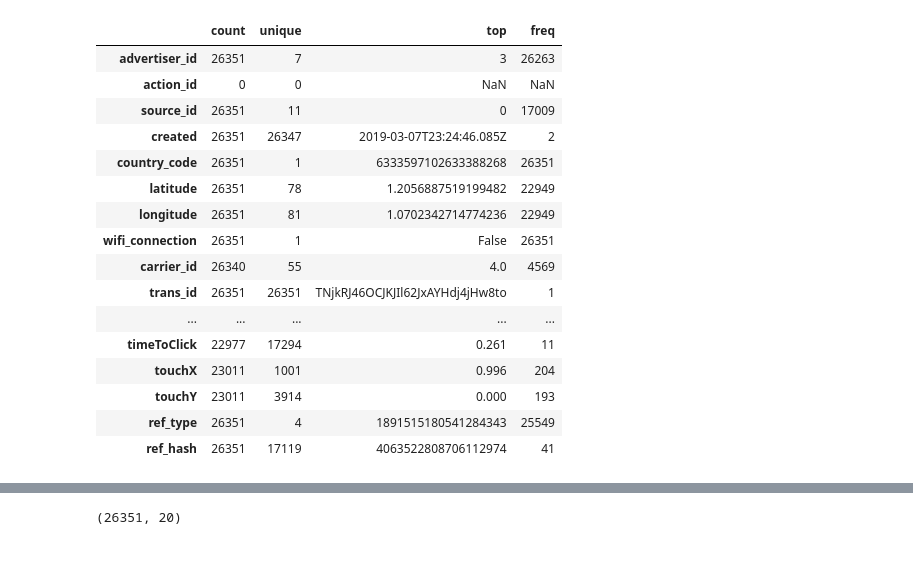
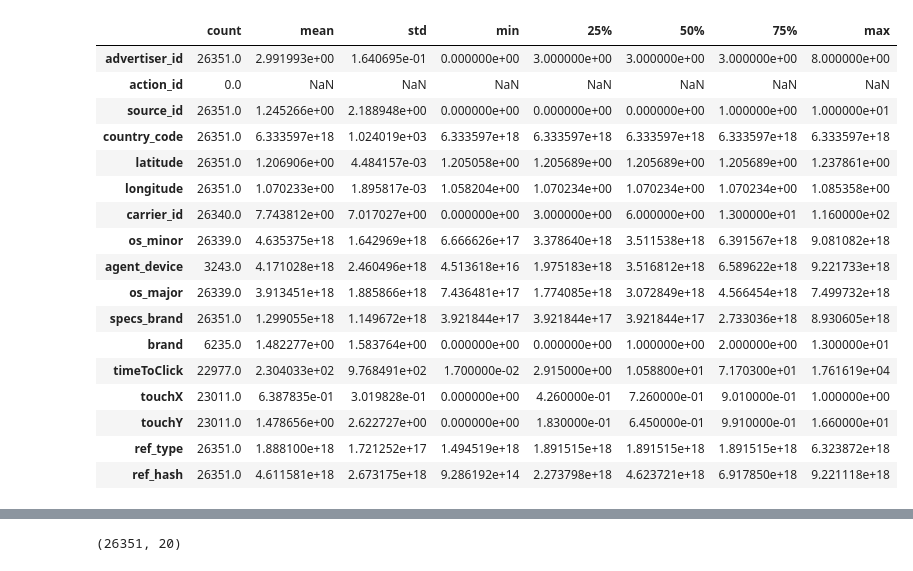
Before and after one commit to gatti2602/7506-datos, a Jupyter notebook: Nico/clicks.ipynb, the cells around one changed output, grey strips where cells are left out. Saved outputs shown, nothing was run; the diff lists cells and outputs as text; code cells hidden in the pictures.

```diff
--- a/Nico/clicks.ipynb
+++ b/Nico/clicks.ipynb
@@ -5,21 +7,22 @@ import matplotlib as mp
 # %%
-clicks = pd.read_csv('../data/clicks.csv.gzip',compression='gzip', dtype='object')
+clicks = pd.read_csv('../data/clicks.csv.gzip',compression='gzip', parse_dates=['created'])
 clicks.describe().transpose()
 # %% [output]
-|  | count | unique | top | freq |
-| advertiser_id | 26351 | 7 | 3 | 26263 |
-| action_id | 0 | 0 | NaN | NaN |
-| source_id | 26351 | 11 | 0 | 17009 |
-| created | 26351 | 26347 | 2019-03-07T23:24:46.085Z | 2 |
-| country_code | 26351 | 1 | 6333597102633388268 | 26351 |
-| latitude | 26351 | 78 | 1.2056887519199482 | 22949 |
-| longitude | 26351 | 81 | 1.0702342714774236 | 22949 |
-| wifi_connection | 26351 | 1 | False | 26351 |
-| carrier_id | 26340 | 55 | 4.0 | 4569 |
-| trans_id | 26351 | 26351 | TNjkRJ46OCJKJIl62JxAYHdj4jHw8to | 1 |
-| ... | ... | ... | ... | ... |
-| timeToClick | 22977 | 17294 | 0.261 | 11 |
-| touchX | 23011 | 1001 | 0.996 | 204 |
-| touchY | 23011 | 3914 | 0.000 | 193 |
-| ref_type | 26351 | 4 | 1891515180541284343 | 25549 |
-| ref_hash | 26351 | 17119 | 4063522808706112974 | 41 |
+|  | count | mean | std | min | 25% | 50% | 75% | max |
+| advertiser_id | 26351.0 | 2.991993e+00 | 1.640695e-01 | 0.000000e+00 | 3.000000e+00 | 3.000000e+00 | 3.000000e+00 | 8.000000e+00 |
+| action_id | 0.0 | NaN | NaN | NaN | NaN | NaN | NaN | NaN |
+| source_id | 26351.0 | 1.245266e+00 | 2.188948e+00 | 0.000000e+00 | 0.000000e+00 | 0.000000e+00 | 1.000000e+00 | 1.000000e+01 |
+| country_code | 26351.0 | 6.333597e+18 | 1.024019e+03 | 6.333597e+18 | 6.333597e+18 | 6.333597e+18 | 6.333597e+18 | 6.333597e+18 |
+| latitude | 26351.0 | 1.206906e+00 | 4.484157e-03 | 1.205058e+00 | 1.205689e+00 | 1.205689e+00 | 1.205689e+00 | 1.237861e+00 |
+| longitude | 26351.0 | 1.070233e+00 | 1.895817e-03 | 1.058204e+00 | 1.070234e+00 | 1.070234e+00 | 1.070234e+00 | 1.085358e+00 |
+| carrier_id | 26340.0 | 7.743812e+00 | 7.017027e+00 | 0.000000e+00 | 3.000000e+00 | 6.000000e+00 | 1.300000e+01 | 1.160000e+02 |
+| os_minor | 26339.0 | 4.635375e+18 | 1.642969e+18 | 6.666626e+17 | 3.378640e+18 | 3.511538e+18 | 6.391567e+18 | 9.081082e+18 |
+| agent_device | 3243.0 | 4.171028e+18 | 2.460496e+18 | 4.513618e+16 | 1.975183e+18 | 3.516812e+18 | 6.589622e+18 | 9.221733e+18 |
+| os_major | 26339.0 | 3.913451e+18 | 1.885866e+18 | 7.436481e+17 | 1.774085e+18 | 3.072849e+18 | 4.566454e+18 | 7.499732e+18 |
+| specs_brand | 26351.0 | 1.299055e+18 | 1.149672e+18 | 3.921844e+17 | 3.921844e+17 | 3.921844e+17 | 2.733036e+18 | 8.930605e+18 |
+| brand | 6235.0 | 1.482277e+00 | 1.583764e+00 | 0.000000e+00 | 0.000000e+00 | 1.000000e+00 | 2.000000e+00 | 1.300000e+01 |
+| timeToClick | 22977.0 | 2.304033e+02 | 9.768491e+02 | 1.700000e-02 | 2.915000e+00 | 1.058800e+01 | 7.170300e+01 | 1.761619e+04 |
+| touchX | 23011.0 | 6.387835e-01 | 3.019828e-01 | 0.000000e+00 | 4.260000e-01 | 7.260000e-01 | 9.010000e-01 | 1.000000e+00 |
+| touchY | 23011.0 | 1.478656e+00 | 2.622727e+00 | 0.000000e+00 | 1.830000e-01 | 6.450000e-01 | 9.910000e-01 | 1.660000e+01 |
+| ref_type | 26351.0 | 1.888100e+18 | 1.721252e+17 | 1.494519e+18 | 1.891515e+18 | 1.891515e+18 | 1.891515e+18 | 6.323872e+18 |
+| ref_hash | 26351.0 | 4.611581e+18 | 2.673175e+18 | 9.286192e+14 | 2.273798e+18 | 4.623721e+18 | 6.917850e+18 | 9.221118e+18 |
```
Also changed, not shown: parts of 13 cells of this notebook, 4 other files.
